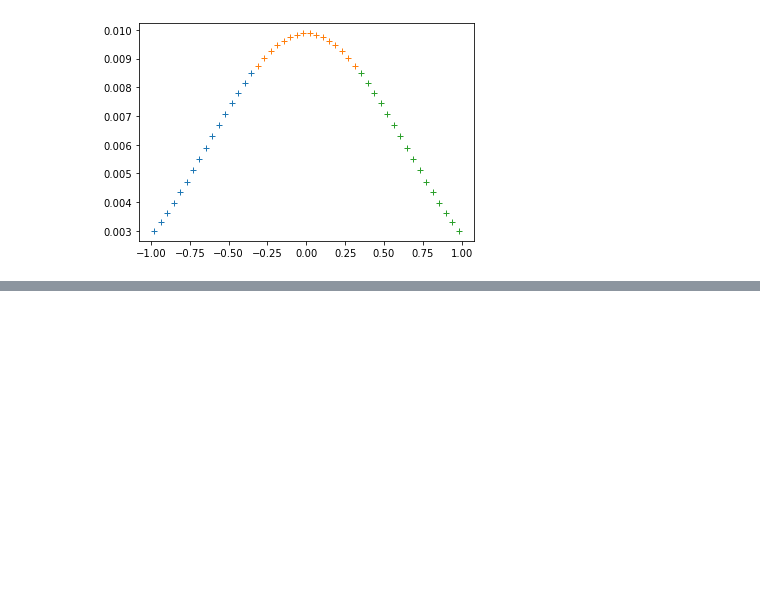
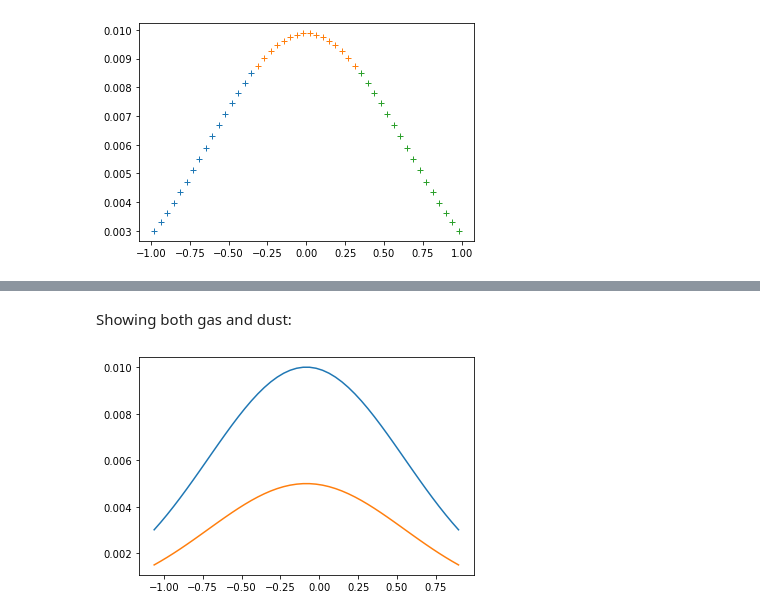
Before and after one commit to Bergemann-Group-development/dispatch, a Jupyter notebook: experiments/dust/settling/python/basic_access.ipynb, the cells around one changed output, grey strips where cells are left out. Saved outputs shown, nothing was run; the diff lists cells and outputs as text; code cells hidden in the pictures; blank space fills up the shorter version.

```diff
--- a/experiments/dust/settling/python/basic_access.ipynb
+++ b/experiments/dust/settling/python/basic_access.ipynb
@@ -152,0 +159,8 @@ for p in pp:
+# %% [markdown]
+Showing both gas and dust:
+# %%
+sn=dis.snapshot(0,'rubik_test')
+dgr.plot_values_along(sn,iv='d',dir=2,pt=[0.,0.,0.])
+dgr.plot_values_along(sn,iv='dust_d',dir=2,pt=[0.,0.,0.])
+# %% [output]
+[figure, added]
```
Also changed, not shown: parts of 2 cells of this notebook, 4 other files.
